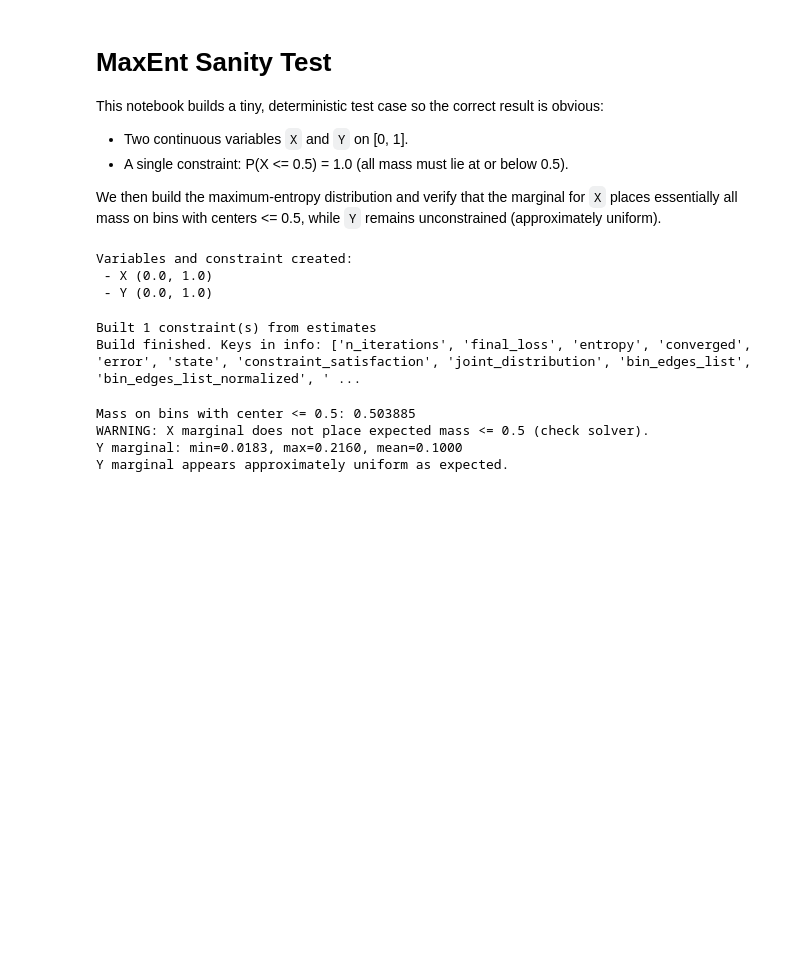
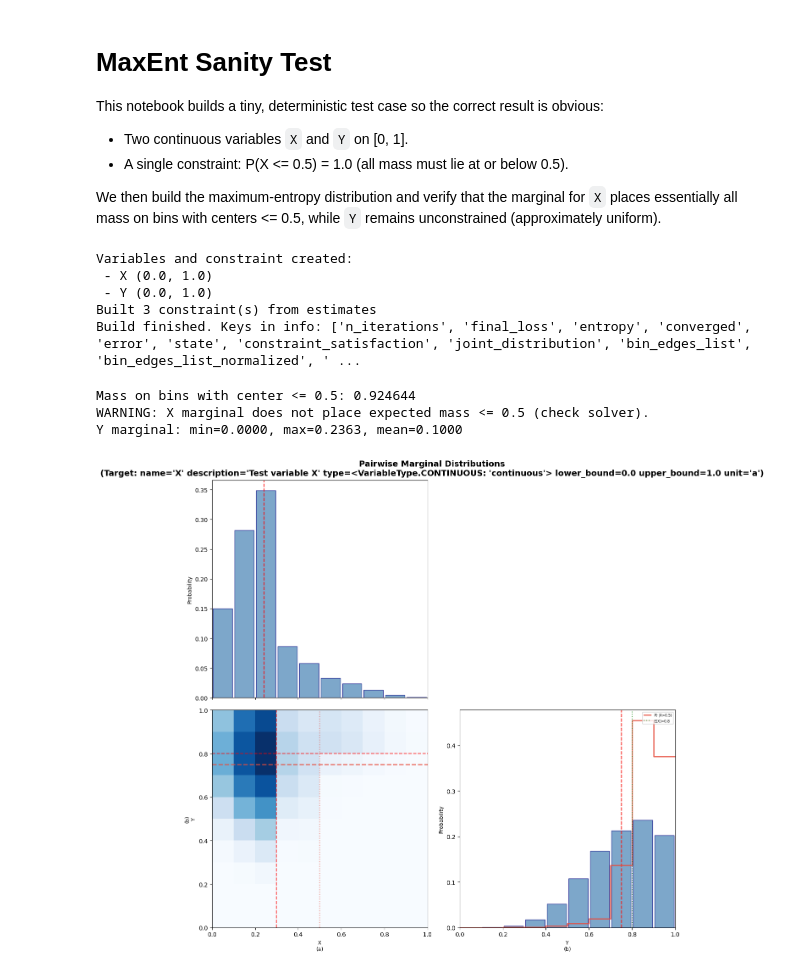
Before and after one commit to amdson/calibrated_response, a Jupyter notebook: examples/maxent_sanity_test.ipynb, the cells around one changed output. Saved outputs shown, nothing was run; the diff lists cells and outputs as text; code cells hidden in the pictures; blank space fills up the shorter version.

```diff
--- a/examples/maxent_sanity_test.ipynb
+++ b/examples/maxent_sanity_test.ipynb
@@ -19,32 +23,40 @@ X = ContinuousVariable(name="X", description="Test variable X", lower_bound=0.0,
 Y = ContinuousVariable(name="Y", description="Unconstrained variable Y", lower_bound=0.0, upper_bound=1.0, unit='b')
 variables = [X, Y]
 
-# Constraint: P(X <= 0.9) = 1.0
-prop = InequalityProposition(variable="X", threshold=0.9, greater=False)
-est = ProbabilityEstimate(id="p_x_le_0_9", proposition=prop, probability=1.0)
-estimates = [est]
+prop = InequalityProposition(variable="X", threshold=0.3, is_lower_bound=False)
+est = ProbabilityEstimate(id="p_x_le_0_9", proposition=prop, probability=0.8)
+
+xprop = InequalityProposition(variable="X", threshold=0.5, is_lower_bound=True)
+prop = InequalityProposition(variable="Y", threshold=0.75, is_lower_bound=True)
+est2 = ConditionalProbabilityEstimate(id='ygx', proposition=prop, conditions=[xprop], probability=0.9)
+
+#set expected value of Y to 0.5 to test regularization
+est3 = ExpectationEstimate(id='e_y', variable='Y', expected_value=0.8)
+
+estimates = [est, est2, est3]
 
 print('Variables and constraint created:')
 print(' -', X.name, X.get_domain())
 print(' -', Y.name, Y.get_domain())
+
+# Configure and run the solver (small maxiter for a fast test)
+config = JAXSolverConfig(max_bins=10, maxiter=300, tolerance=1e-6,
+                         constraint_weight=1e2, regularization_type='kl_gaussian',
+                         smoothness_weight=1e1)
+builder = DistributionBuilder(variables=variables, estimates=estimates, solver_config=config)
+
+print(f'Built {len(builder.constraints)} constraint(s) from estimates')
+
+# Build distribution and request the marginal for X (target variable)
+distribution, info = builder.build(target_variable="X")
+
+print('Build finished. Keys in info:', list(info.keys()))
 # %% [output]
 Variables and constraint created:
  - X (0.0, 1.0)
  - Y (0.0, 1.0)
+Built 3 constraint(s) from estimates
+Build finished. Keys in info: ['n_iterations', 'final_loss', 'entropy', 'converged', 'error', 'state', 'constraint_satisfaction', 'joint_distribution', 'bin_edges_list', 'bin_edges_list_normalized', ' ...
-# %%
-# Configure and run the solver (small maxiter for a fast test)
-config = JAXSolverConfig(max_bins=10, maxiter=300, tolerance=1e-6, constraint_weight=1e2, regularization_type='kl_gaussian')
-builder = DistributionBuilder(variables=variables, estimates=estimates, solver_config=config)
-
-print(f'Built {len(builder.constraints)} constraint(s) from estimates')
-
-# Build distribution and request the marginal for X (target variable)
-distribution, info = builder.build(target_variable="X")
-
-print('Build finished. Keys in info:', list(info.keys()))
-# %% [output]
-Built 1 constraint(s) from estimates
-Build finished. Keys in info: ['n_iterations', 'final_loss', 'entropy', 'converged', 'error', 'state', 'constraint_satisfaction', 'joint_distribution', 'bin_edges_list', 'bin_edges_list_normalized', ' ...
 # %%
 # Check X marginal: all mass should lie at or below 0.5
 bin_edges = np.array(distribution.bin_edges)
@@ -64,15 +76,30 @@ all_marginals = builder.get_all_marginals(info)
 Y_dist = all_marginals['Y']
 y_probs = np.array(Y_dist.bin_probabilities)
 print(f'Y marginal: min={y_probs.min():.4f}, max={y_probs.max():.4f}, mean={y_probs.mean():.4f}')
-
-# Quick uniformity check: max-min should be small for an unconstrained variable
-if (y_probs.max() - y_probs.min()) > 0.2:
-    print('NOTE: Y marginal is not very uniform (may be due to numerical effects).')
-else:
-    print('Y marginal appears approximately uniform as expected.')
 # %% [output]
-Mass on bins with center <= 0.5: 0.503885
+Mass on bins with center <= 0.5: 0.924644
 WARNING: X marginal does not place expected mass <= 0.5 (check solver).
-Y marginal: min=0.0183, max=0.2160, mean=0.1000
-Y marginal appears approximately uniform as expected.
+Y marginal: min=0.0000, max=0.2363, mean=0.1000
+# %%
+from calibrated_response.visualization.pairplot import plot_pairwise_marginals
+import matplotlib.pyplot as plt
+
+# Get the joint distribution and bin edges from the last build
+joint_dist = info['joint_distribution']
+bin_edges = info['bin_edges_list']
+
+# Create the pairwise plot
+fig = plot_pairwise_marginals(
+    joint_distribution=joint_dist,
+    bin_edges_list=bin_edges,
+    variables=variables,
+    target_variable=variables[0],
+    constraints=builder.constraints,
+    figsize=(12, 12),
+    cmap='Blues',
+)
+
+plt.show()
+# %% [output]
+[figure, added]
 # %%
```
Also changed, not shown: parts of 2 cells of this notebook, 11 other files.
